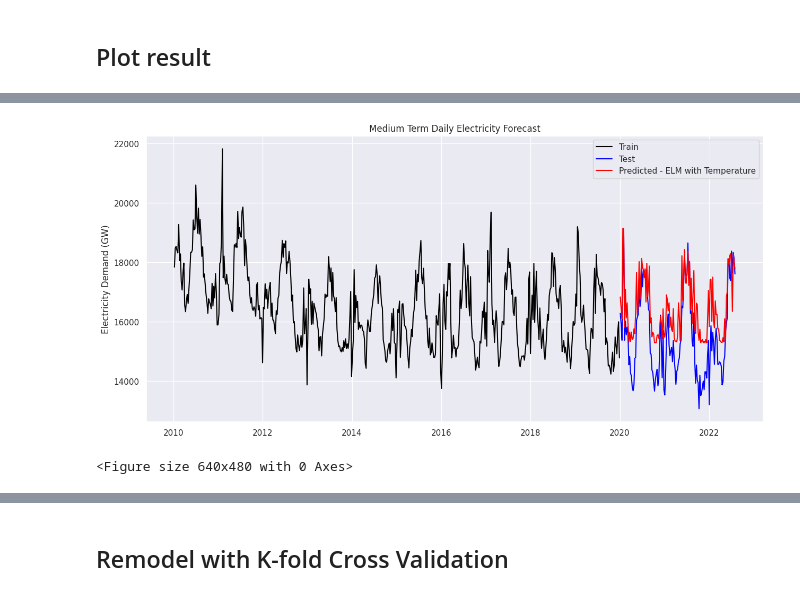
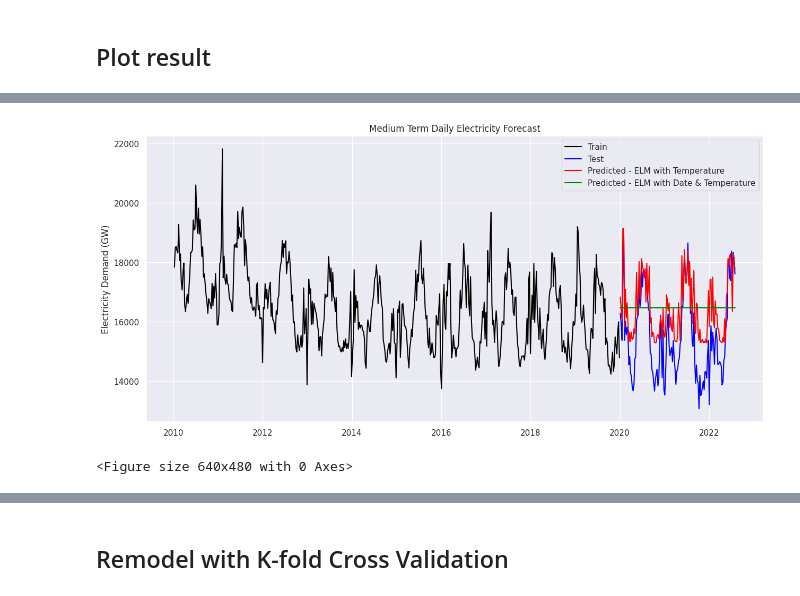
Before and after one commit to DakshiW/project_group_i, a Jupyter notebook: Fiona/unswprojectv10 with charts.ipynb, the cells around one changed output, grey strips where cells are left out. Drawn from its saved outputs; the diff is of its cells as text; code cells hidden in the pictures.

```diff
--- a/Fiona/unswprojectv10 with charts.ipynb
+++ b/Fiona/unswprojectv10 with charts.ipynb
@@ -1164,0 +1152,12 @@ time: 68.9 ms (started: 2023-04-10 14:41:42 +00:00)
+# %%
+# Plot Result
+plt.figure(figsize=(15,7))
+plt.plot(ts_sarima_short_train["TOTALDEMAND"], color = "black", label = "Train")
+plt.plot(ts_sarima_short_test["TOTALDEMAND"], color = "blue", label = "Test")
+plt.plot(ts_short_test['DATE'], elm_short_predict_y,  color = "green", label = "Predicted - ELM with Date & Temperature")
+plt.title("Short Term Daily Electricity Forecast")
+plt.ylabel("Electricity Demand (GW)")
+plt.legend(loc="best")
+sns.set()
+plt.show()
+plt.clf()
@@ -1164,0 +1168,12 @@ time: 68.9 ms (started: 2023-04-10 14:41:42 +00:00)
+# %%
+%%R -i ts_medium_train -i ts_medium_test
+# fitting elm model using medium-term data
+elm_medium_train_x<-as.matrix(cbind(ts_medium_train[,'TEMPERATURE'],ts_medium_train[,'DATE']))
+elm_medium_train_y<-as.matrix(ts_medium_train[,'TOTALDEMAND'])
+elm_medium_test_x<-as.matrix(cbind(ts_medium_test[,'TEMPERATURE'],ts_medium_test[,'DATE']))
+elm_medium_test_y<-as.matrix(ts_medium_test[,'TOTALDEMAND'])
+elm_medium_model<-elm_train(elm_medium_train_x,elm_medium_train_y,nhid=50,actfun='sig',init_weights='normal_gaussian')
+# prediction
+elm_medium_predict_y = elm_predict(elm_medium_model,elm_medium_test_x)
+# results
+data.frame(mae=mean(abs(elm_medium_predict_y-elm_medium_test_y)),mape=mean(abs(elm_medium_predict_y-elm_medium_test_y)/elm_medium_test_y), rmse=sqrt(mean((elm_medium_predict_y-elm_medium_test_y)^2)))
@@ -1243,15 +1262,15 @@ time: 561 ms (started: 2023-04-10 14:41:51 +00:00)
 # %%
 plt.figure(figsize=(15,7))
 plt.plot(ts_sarima_medium_train["TOTALDEMAND"], color = "black", label = "Train")
 plt.plot(ts_sarima_medium_test["TOTALDEMAND"], color = "blue", label = "Test")
 plt.plot(ts_medium_test['DATE'], elm_medium_predict_y2,  color = "red", label = "Predicted - ELM with Temperature")
-#plt.plot(ts_medium_test['DATE'], elm_medium_predict_y,  color = "green", label = "Predicted - ELM with Date & Temperature")
+plt.plot(ts_medium_test['DATE'], elm_medium_predict_y,  color = "green", label = "Predicted - ELM with Date & Temperature")
 plt.title("Medium Term Daily Electricity Forecast")
 plt.ylabel("Electricity Demand (GW)")
 plt.legend(loc="best")
 sns.set()
 plt.show()
 plt.clf()
 # %% [output]
-[figure, old version]
+[figure, new version]
 <Figure size 640x480 with 0 Axes>
```
Also changed, not shown: parts of 89 cells of this notebook.
